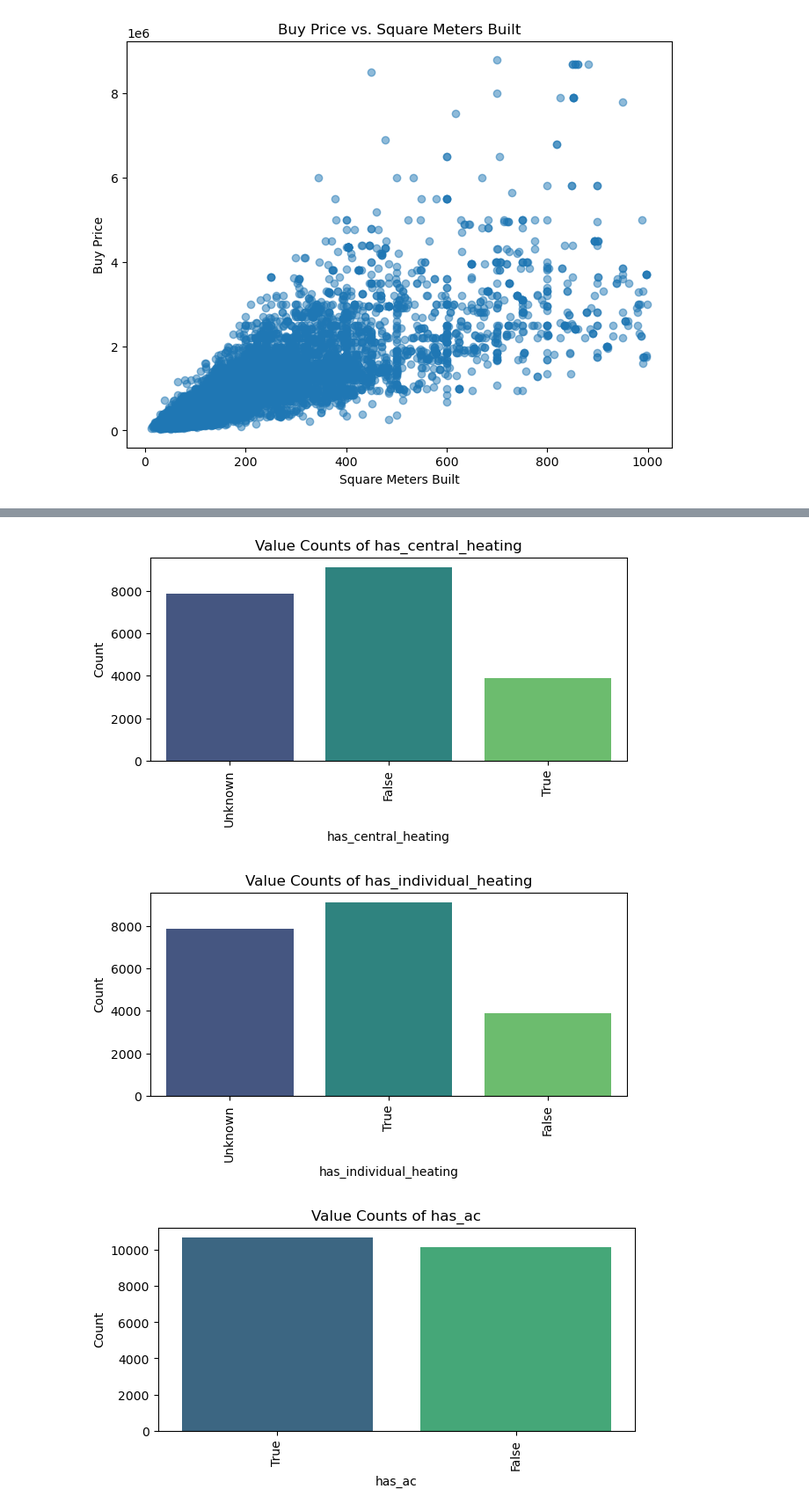
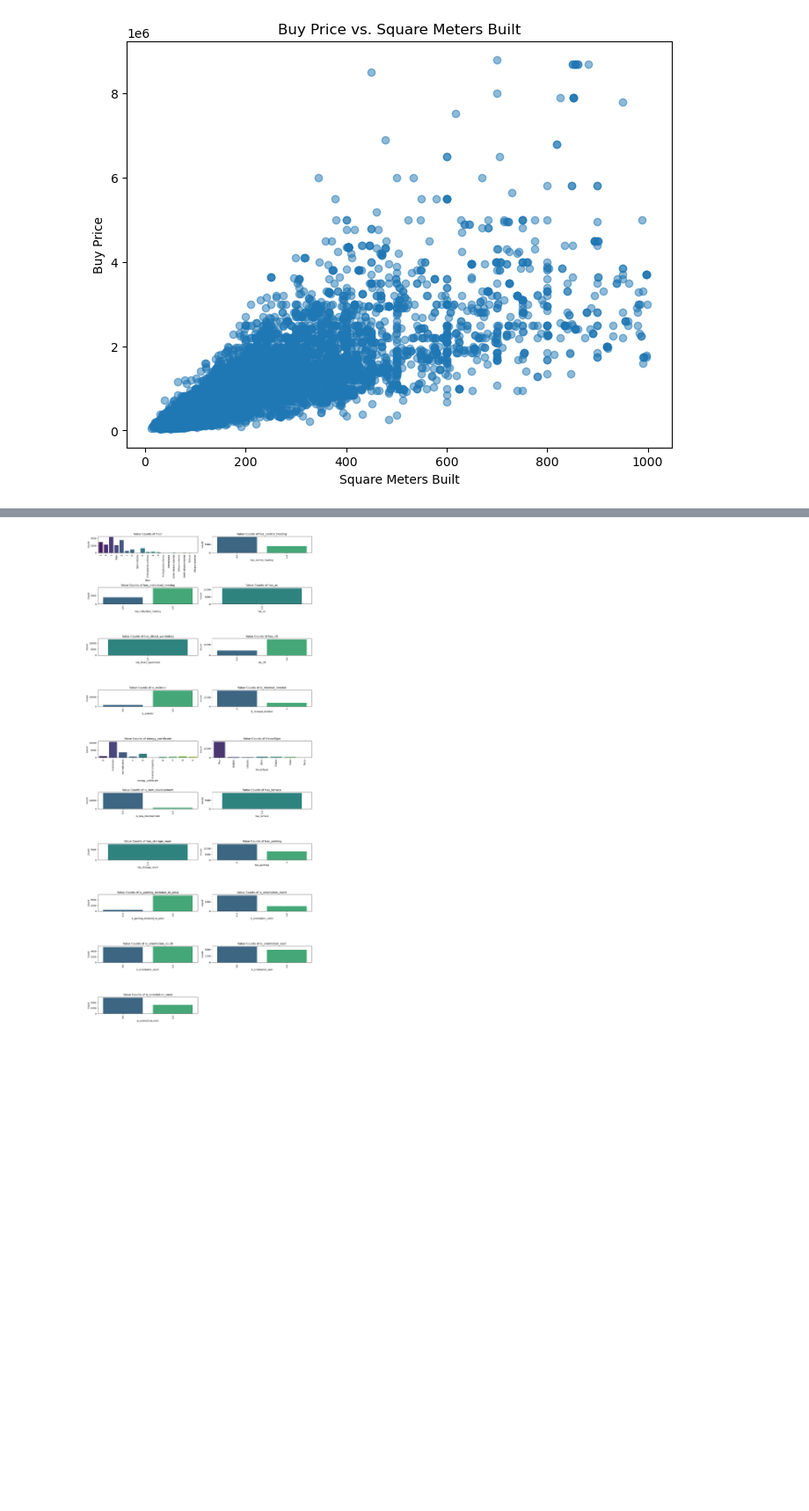
Before and after one commit to namratamayekar/Housing_Price_Prediction_Madrid, a Jupyter notebook: notebooks/Housing_Price_Prediction.ipynb, the cells around one changed output, grey strips where cells are left out. Shown at 88% size. Cells and saved outputs as stored; diff of their text form; code cells hidden in the pictures; blank space fills up the shorter version.

Commit message:
updated boolean values

```diff
--- a/notebooks/Housing_Price_Prediction.ipynb
+++ b/notebooks/Housing_Price_Prediction.ipynb
@@ -115,7 +147,7 @@ data_cleaned.shape
 # %%
-for column in data_cleaned.columns:
+for column in data.columns:
     print(f"Value counts for {column}:")
-    print(data_cleaned[column].value_counts())
+    print(data[column].value_counts())
     print()
 # %% [output]
 Value counts for sq_mt_built:
@@ -166,4 +194,4 @@ District                    0
 dtype: int64
 # %%
-data_cleaned = data_cleaned.dropna(subset=['sq_mt_built', 'n_bathrooms'])
+data = data.dropna(subset=['sq_mt_built', 'n_bathrooms'])
 # %%
@@ -191,13 +219,20 @@ memory usage: 2.4+ MB
 spanish_to_english = {
     'en trámite': 'in process',
     'no indicado': 'not indicated',
-    'inmueble exento': 'exempt property'
+    'inmueble exento': 'exempt property',
+    'Piso' : 'Apartment',
+    'Casa': 'House',
+    'Ático': 'Penthouse',
+    'Chalet': 'Chalet',
+    'Dúplex': 'Duplex',
+    'Estudio': 'Studio',
+    'Finca': 'Farm'
 }
 
 # Replace values in the 'energy_certificate' column
-data_cleaned['energy_certificate'] = data_cleaned['energy_certificate'].replace(spanish_to_english)
+data['energy_certificate'] = data['energy_certificate'].replace(spanish_to_english)
 
 # Display the updated value counts
-print(data_cleaned['energy_certificate'].value_counts())
+print(data['energy_certificate'].value_counts())
 # %% [output]
 energy_certificate
@@ -237,19 +292,39 @@ plt.show()
 # %%
 # Visualizations for categorical columns
 # List of categorical columns for which to create bar plots
-categorical_columns = ['has_central_heating', 'has_individual_heating', 'has_ac', 'has_fitted_wardrobes', 'has_lift', 'is_exterior',
-                       'energy_certificate']
+categorical_columns = ['floor', 'has_central_heating', 'has_individual_heating', 'has_ac',
+                       'has_fitted_wardrobes', 'has_lift', 'is_exterior', 'is_renewal_needed',
+                       'energy_certificate', 'HouseType', 'is_new_development', 'has_terrace',
+                        'has_storage_room', 'has_parking', 'is_parking_included_in_price',
+                        'is_orientation_north', 'is_orientation_south', 'is_orientation_east',
+                        'is_orientation_west']
+
 
 # Create bar plots for each categorical column
-for column in categorical_columns:
-    plt.figure(figsize=(7, 3))
-    sns.countplot(data=data_cleaned, x=column, palette='viridis')
-    plt.title(f'Value Counts of {column}')
-    plt.xlabel(column)
-    plt.ylabel('Count')
-    plt.xticks(rotation=90)
-    plt.show()
+# Calculate number of rows needed based on the number of columns (2 columns per row)
+num_columns = 2
+num_rows = (len(categorical_columns) + num_columns - 1) // num_columns  # Round up
+
+# Create subplots with specified dimensions
+fig, axes = plt.subplots(num_rows, num_columns, figsize=(14, 3*num_rows))
+
+# Flatten the axes array for easy iteration
+axes = axes.flatten()
+
+# Loop through categorical columns and create count plots
+for i, column in enumerate(categorical_columns):
+    sns.countplot(data=data, x=column, palette='viridis', ax=axes[i])
+    axes[i].set_title(f'Value Counts of {column}')
+    axes[i].set_xlabel(column)
+    axes[i].set_ylabel('Count')
+    axes[i].tick_params(axis='x', rotation=90)
+
+# Hide any unused subplots
+for j in range(len(categorical_columns), num_rows * num_columns):
+    fig.delaxes(axes[j])
+
+# Adjust layout
+fig.tight_layout()
+plt.show()
 # %% [output]
-[figure, old version]
+[figure, new version]
-[figure, removed]
-[figure, removed]
```
Also changed, not shown: parts of 33 cells of this notebook, 1 other file.
